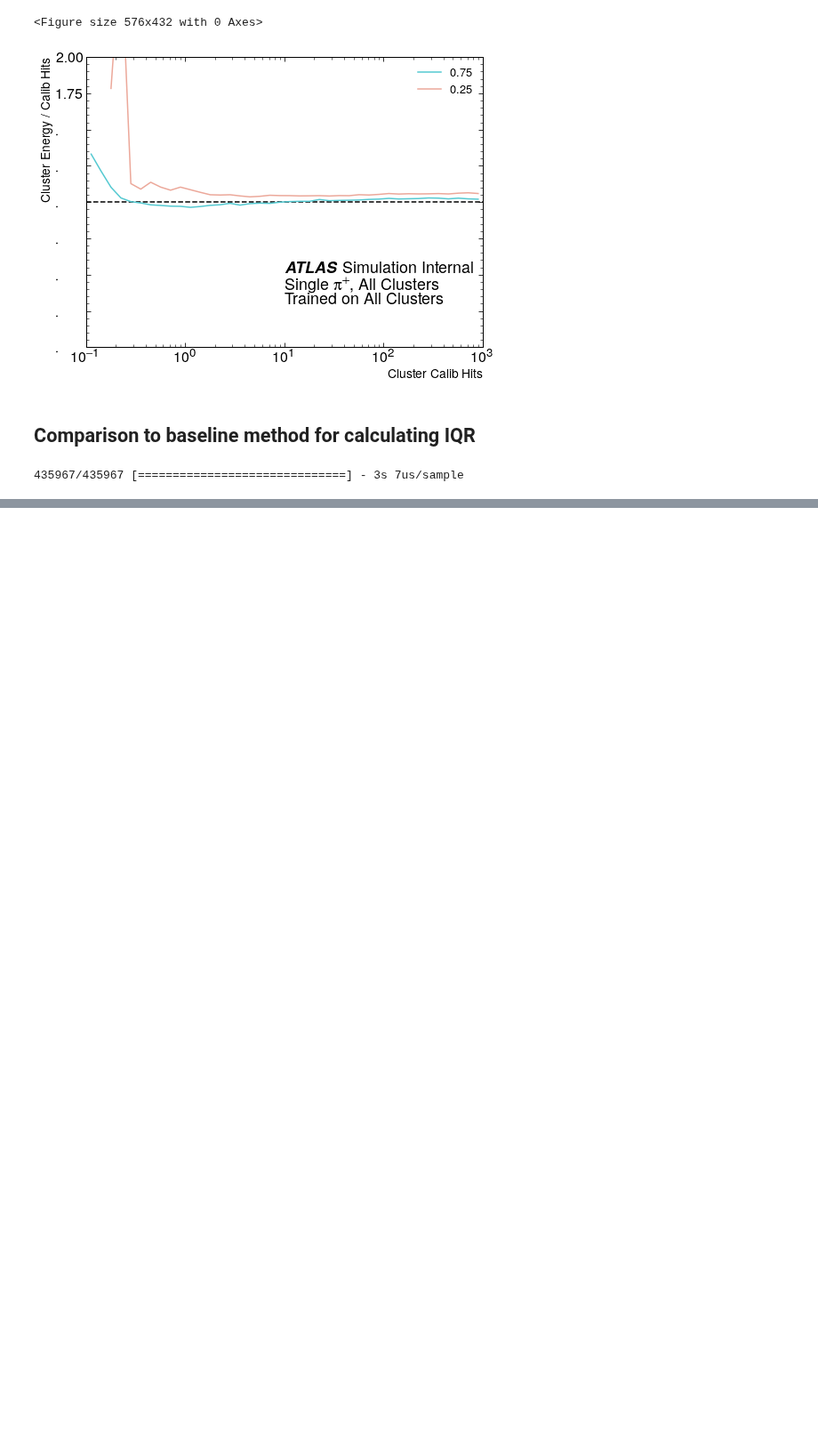
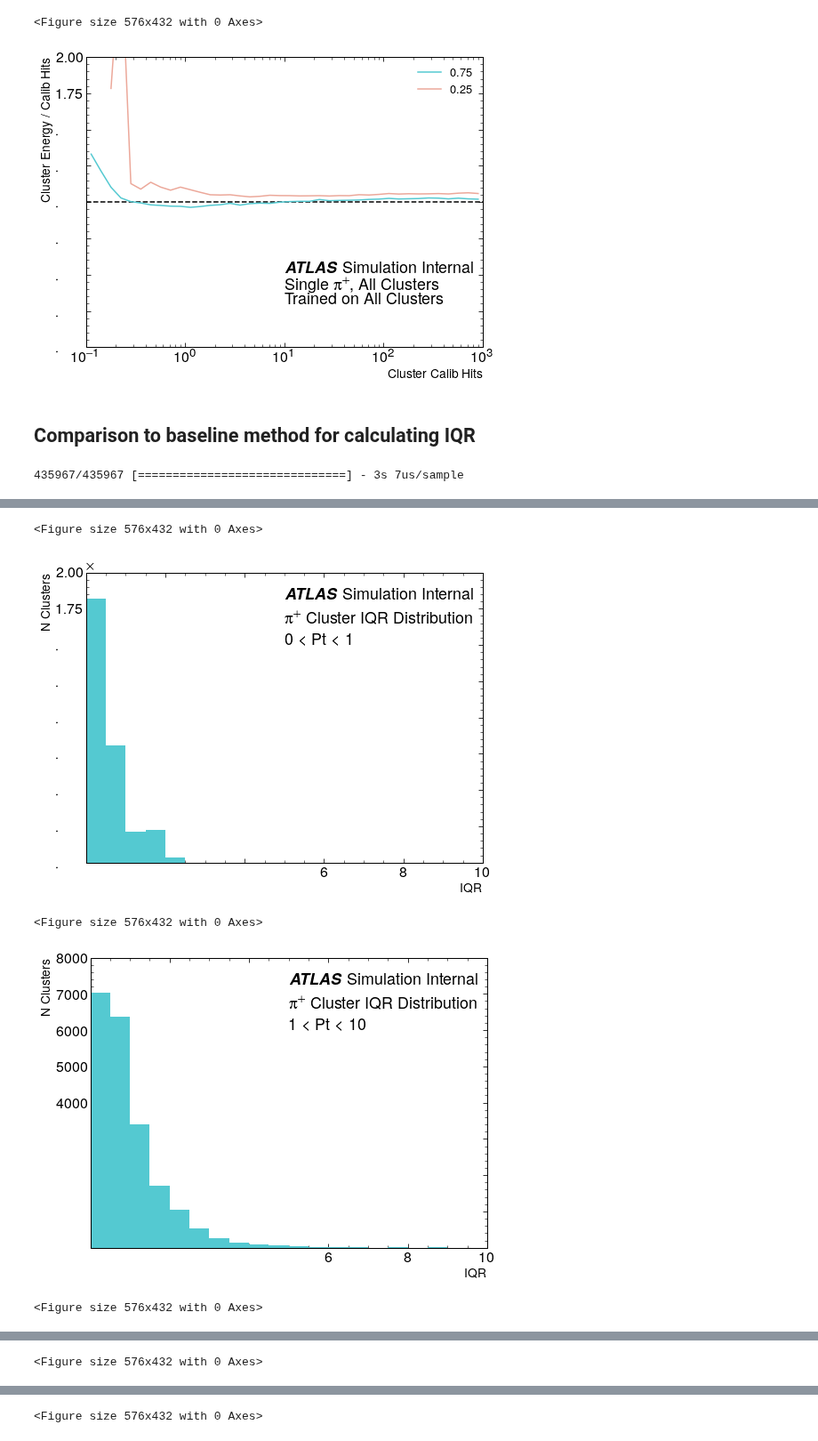
Before and after one commit to russbate42/UBCPionML, a Jupyter notebook: regression/regression-resolution.ipynb, the cells around one changed output, grey strips where cells are left out. Shown at 89% size. Saved outputs shown, nothing was run; the diff lists cells and outputs as text; code cells hidden in the pictures; blank space fills up the shorter version.

```diff
--- a/regression/regression-resolution.ipynb
+++ b/regression/regression-resolution.ipynb
@@ -425,0 +468,35 @@ pu.lineOverlay(xcenter=xcenter, lines = [iqrOverMedAll, (orderedQuant[1]-ordered
+# %%
+pt_bins = [0,1,10,100,1000]
+
+x_min = 0
+x_max = 10
+x_bins = 20
+xbin = np.arange(x_min, x_max, (x_max - x_min) / x_bins)
+
+for i in range(len(pt_bins)):
+    if( i == len(pt_bins)-1 ):
+        sel = pdata[ptype]['clusterPt'] > pt_bins[i]
+        label = 'Pt > '+str(pt_bins[i])
+    else:
+        sel = (pdata[ptype]['clusterPt'] > pt_bins[i]) & (pdata[ptype]['clusterPt'] < pt_bins[i+1])
+        label = str(pt_bins[i])+' < Pt < '+str(pt_bins[i+1])
+
+    plt.cla()
+    plt.clf()
+    fig = plt.figure()
+    fig.patch.set_facecolor('white')
+    plt.hist(pdata['piplus'][pdata['piplus'].test & sel]['ordered_0.25']-pdata['piplus'][pdata['piplus'].test & sel]['ordered_0.75'], bins = xbin, density = False)
+    plt.xlim(x_min, x_max)
+    ampl.set_xlabel('IQR')
+    ampl.set_ylabel('N Clusters')
+    ampl.draw_atlas_label(0.5, 0.95, simulation='internal', fontsize=18)
+    fig.axes[0].text(0.5, 0.825, "$\pi^{+}$ Cluster IQR Distribution", transform=fig.axes[0].transAxes, fontsize=18)
+    fig.axes[0].text(0.5, 0.75, label, transform=fig.axes[0].transAxes, fontsize=18)
+    plt.savefig(plotpath+'iqr_pt_'+str(i)+'_dist.pdf')
+    plt.show()
+# %% [output]
+<Figure size 576x432 with 0 Axes>
+[figure, added]
+<Figure size 576x432 with 0 Axes>
+[figure, added]
+<Figure size 576x432 with 0 Axes>
@@ -425,0 +504 @@ pu.lineOverlay(xcenter=xcenter, lines = [iqrOverMedAll, (orderedQuant[1]-ordered
+<Figure size 576x432 with 0 Axes>
@@ -425,0 +506 @@ pu.lineOverlay(xcenter=xcenter, lines = [iqrOverMedAll, (orderedQuant[1]-ordered
+<Figure size 576x432 with 0 Axes>
```
Also changed, not shown: parts of 13 cells of this notebook.
